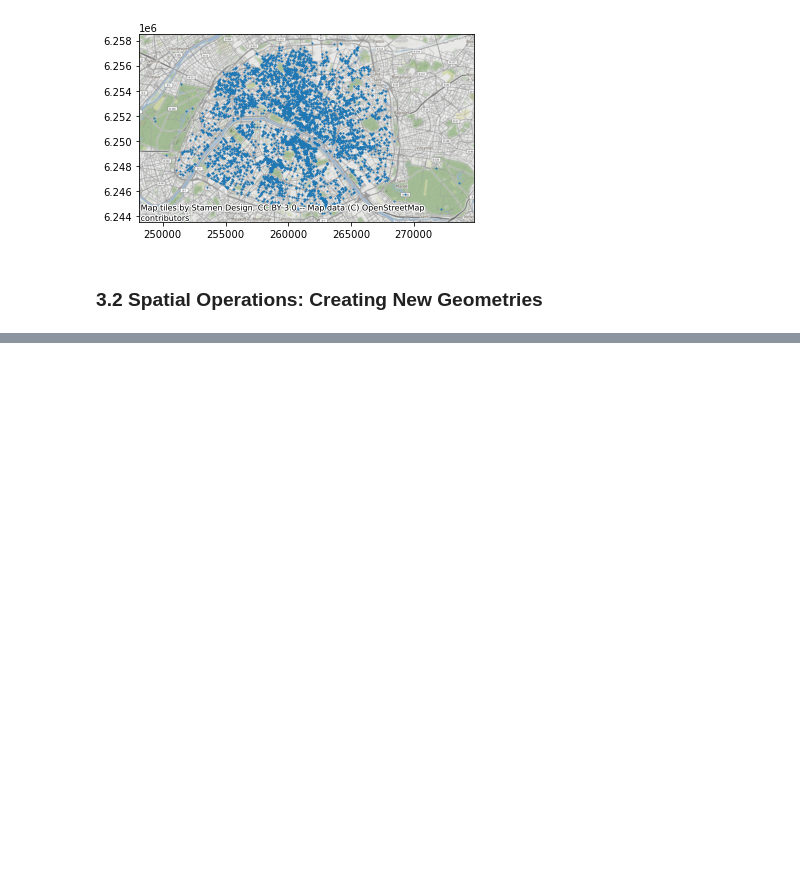
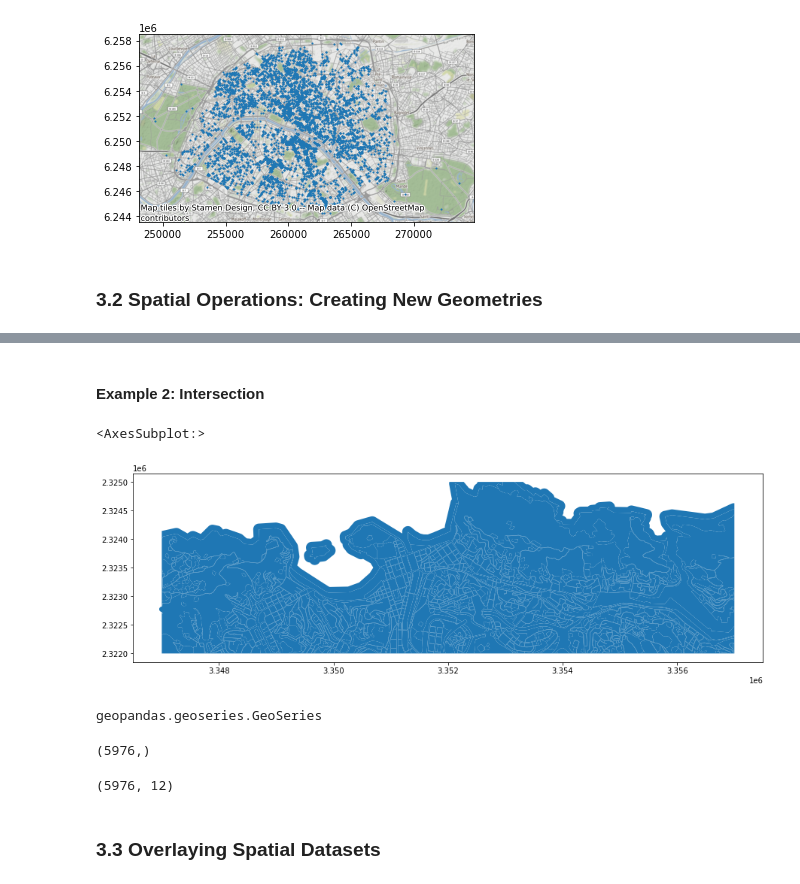
Before and after one commit to mxagar/space_exploration, a Jupyter notebook: geospatial_data_guide/lab/03_CRS_Projections_Transformations.ipynb, the cells around one changed output, grey strips where cells are left out. Drawn from its saved outputs; the diff is of its cells as text; code cells hidden in the pictures; blank space fills up the shorter version.

Commit message:
spatial operations

```diff
--- a/geospatial_data_guide/lab/03_CRS_Projections_Transformations.ipynb
+++ b/geospatial_data_guide/lab/03_CRS_Projections_Transformations.ipynb
@@ -138,0 +202,37 @@ plt.show()
+# %% [markdown]
+#### Example 2: Intersection
+# %%
+from shapely import Polygon
+from shapely.geometry import box
+
+# I have taken the coordinates which enclose the city center
+# For more information on how to create Shapely objects
+# https://shapely.readthedocs.io/en/stable/manual.html
+center_polygon = box(minx=3347000, miny=2322000, maxx=3357000, maxy=2325000, ccw=True)
+# %%
+# Note that we pass a Shapely object to the geodataframe
+land_use_intersection = land_use.intersection(center_polygon)
+land_use_intersection.plot(figsize=(15,10))
+# %% [output]
+<AxesSubplot:>
+[figure, added]
+# %%
+# Note that the intersected object is a GeoSeries
+# which has the same number of rows as the original gdf
+# BUT one column (geometry), and additionally,
+# some rows have NaN/Null value, i.e., those which do not overlap!
+# The new geometries can be: same as before, intersected, or empty.
+# In order to get their attributes we need to perform a join/concat.
+type(land_use_intersection)
+# %% [output]
+geopandas.geoseries.GeoSeries
+# %%
+land_use_intersection.shape
+# %% [output]
+(5976,)
+# %%
+land_use.shape
+# %% [output]
+(5976, 12)
+# %% [markdown]
+### 3.3 Overlaying Spatial Datasets
```
Also changed, not shown: parts of 9 cells of this notebook.
